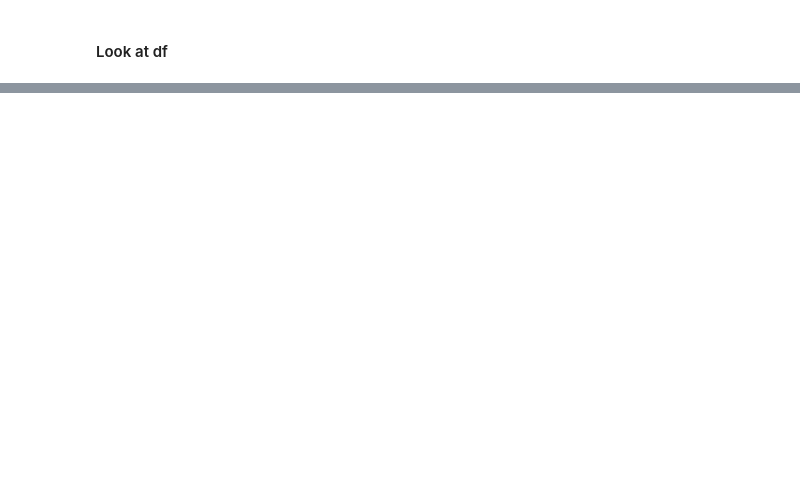
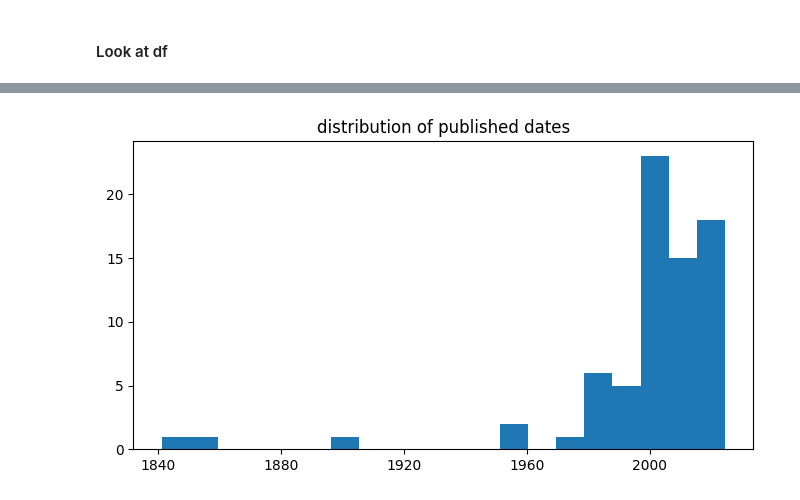
Before and after one commit to yulimkim1/Recommend_Book, a Jupyter notebook: notebooks/data_exploration.ipynb, the cells around one changed output, grey strips where cells are left out. Cells and saved outputs as stored; diff of their text form; code cells hidden in the pictures; blank space fills up the shorter version.

```diff
--- a/notebooks/data_exploration.ipynb
+++ b/notebooks/data_exploration.ipynb
@@ -72,0 +226,12 @@ print((df[["page_count", "average_rating", "ratings_count"]] == 0).sum())
+# %%
+def normalize_date(date_str):
+    """normalize the dates """
+    #empty or unknown date -- NaT
+    if pd.isna(date_str) or date_str == "Unknown":
+        return pd.NaT
+    #if the date is just a year, add -01-01 to make it a full date
+    if len(str(date_str).strip()) == 4:
+        return pd.to_datetime(str(date_str) + "-01-01", errors='coerce')
+    return pd.to_datetime(date_str, errors='coerce')
+# %%
+df["published_date"] = df["published_date"].apply(normalize_date)
@@ -72,0 +262,7 @@ print((df[["page_count", "average_rating", "ratings_count"]] == 0).sum())
+# %%
+plt.figure(figsize = (8, 4))
+plt.hist(df["published_date"], bins=20)
+plt.title("distribution of published dates")
+plt.show()
+# %% [output]
+[figure, added]
```
Also changed, not shown: parts of 21 cells of this notebook, 9 other files.
